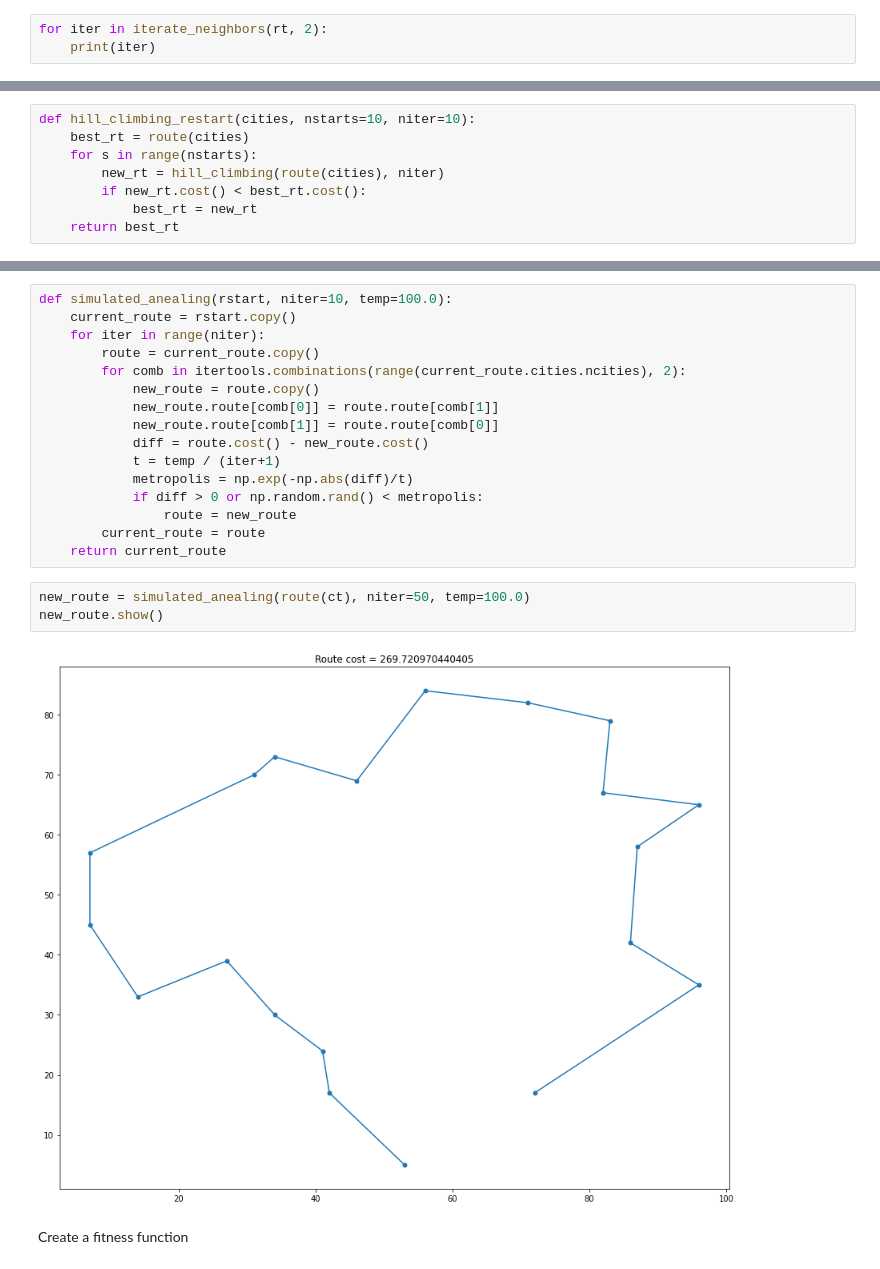
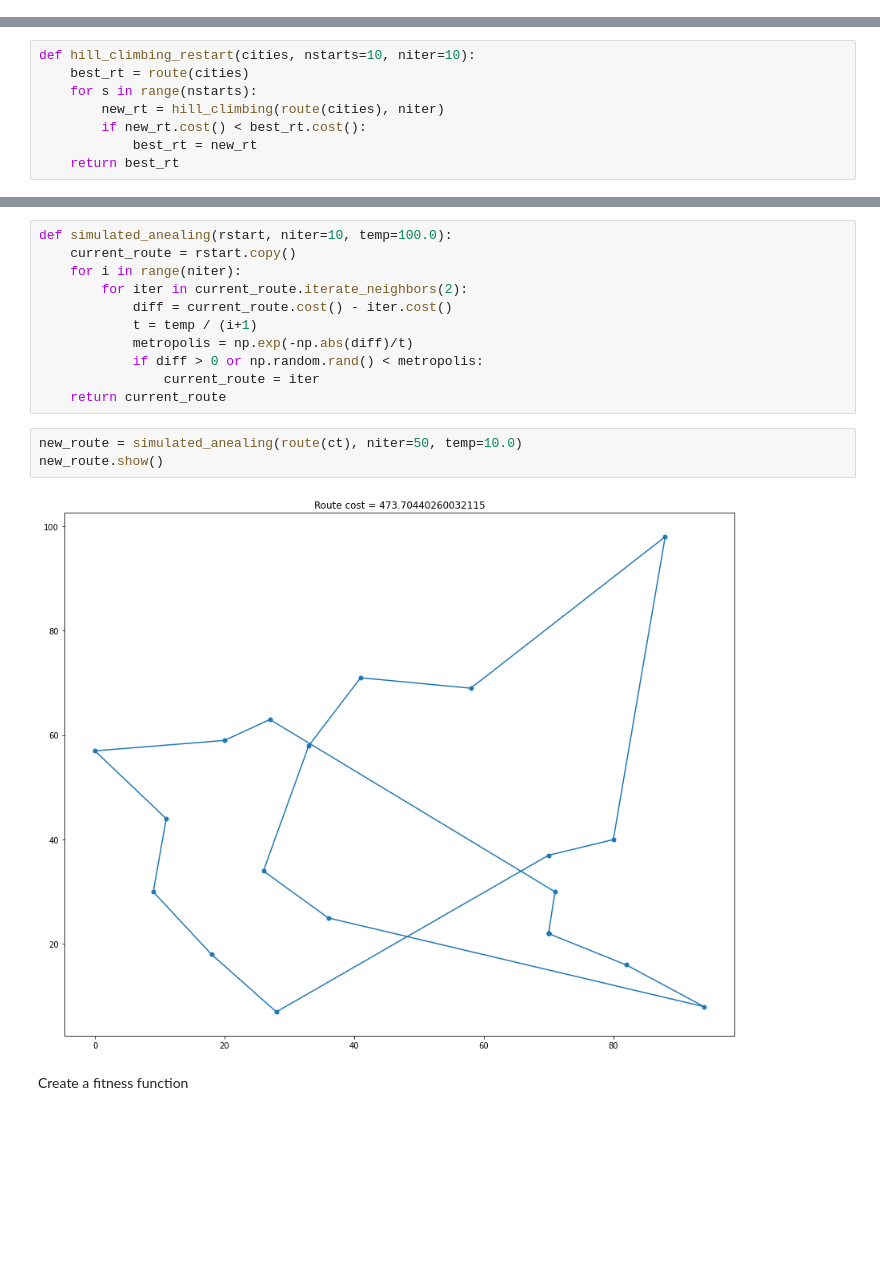
Before and after one commit to borislevant/aiplayground, a Jupyter notebook: genetic_algorithm_TSP.ipynb, the cells around one changed output, grey strips where cells are left out. Saved outputs shown, nothing was run; the diff lists cells and outputs as text; blank space fills up the shorter version.

```diff
--- a/genetic_algorithm_TSP.ipynb
+++ b/genetic_algorithm_TSP.ipynb
@@ -82,3 +90,0 @@ rt.show()
-# %%
-for iter in iterate_neighbors(rt, 2):
-    print(iter)
@@ -118,24 +118,19 @@ new_route.show()
 # %%
 def simulated_anealing(rstart, niter=10, temp=100.0):
     current_route = rstart.copy()
-    for iter in range(niter):
-        route = current_route.copy()
-        for comb in itertools.combinations(range(current_route.cities.ncities), 2):
-            new_route = route.copy()
-            new_route.route[comb[0]] = route.route[comb[1]]
-            new_route.route[comb[1]] = route.route[comb[0]]
-            diff = route.cost() - new_route.cost()
-            t = temp / (iter+1)
+    for i in range(niter):
+        for iter in current_route.iterate_neighbors(2):
+            diff = current_route.cost() - iter.cost()
+            t = temp / (i+1)
             metropolis = np.exp(-np.abs(diff)/t)
             if diff > 0 or np.random.rand() < metropolis:
-                route = new_route
-        current_route = route
+                current_route = iter
     return current_route
 # %%
-new_route = simulated_anealing(route(ct), niter=50, temp=100.0)
+new_route = simulated_anealing(route(ct), niter=50, temp=10.0)
 new_route.show()
 # %% [output]
-[figure, old version]
+[figure, new version]
 # %% [markdown]
 Create a fitness function
 # %%
```
Also changed, not shown: parts of 10 cells of this notebook.
